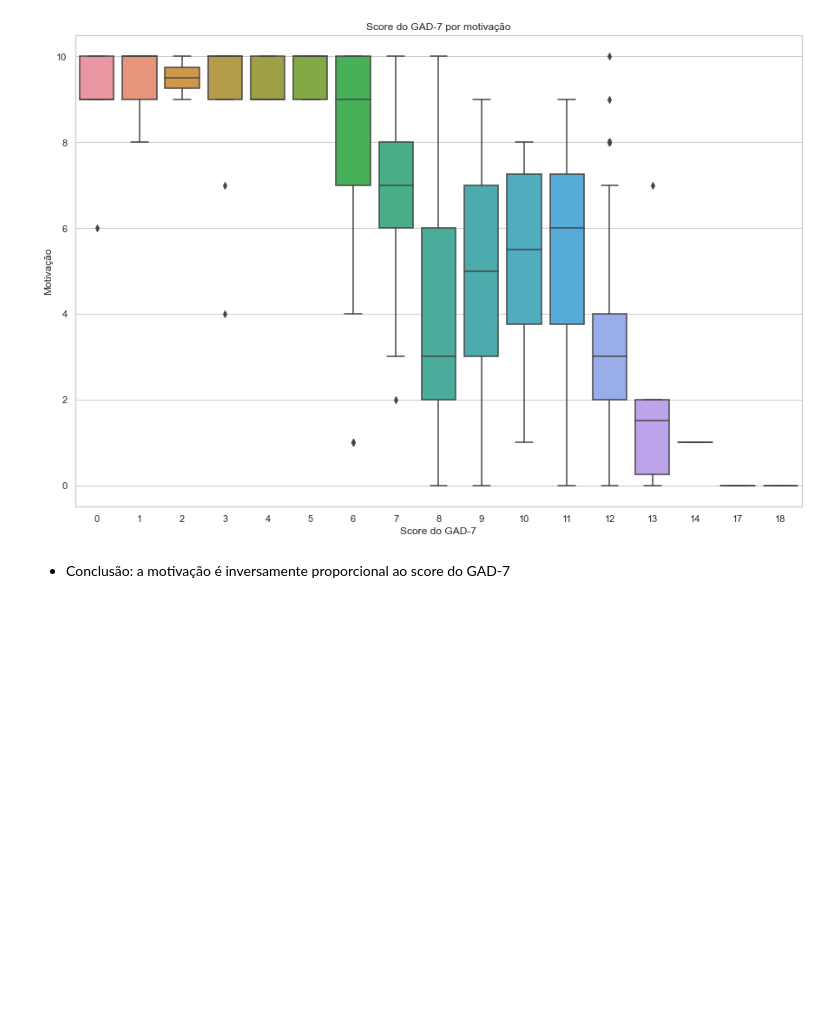
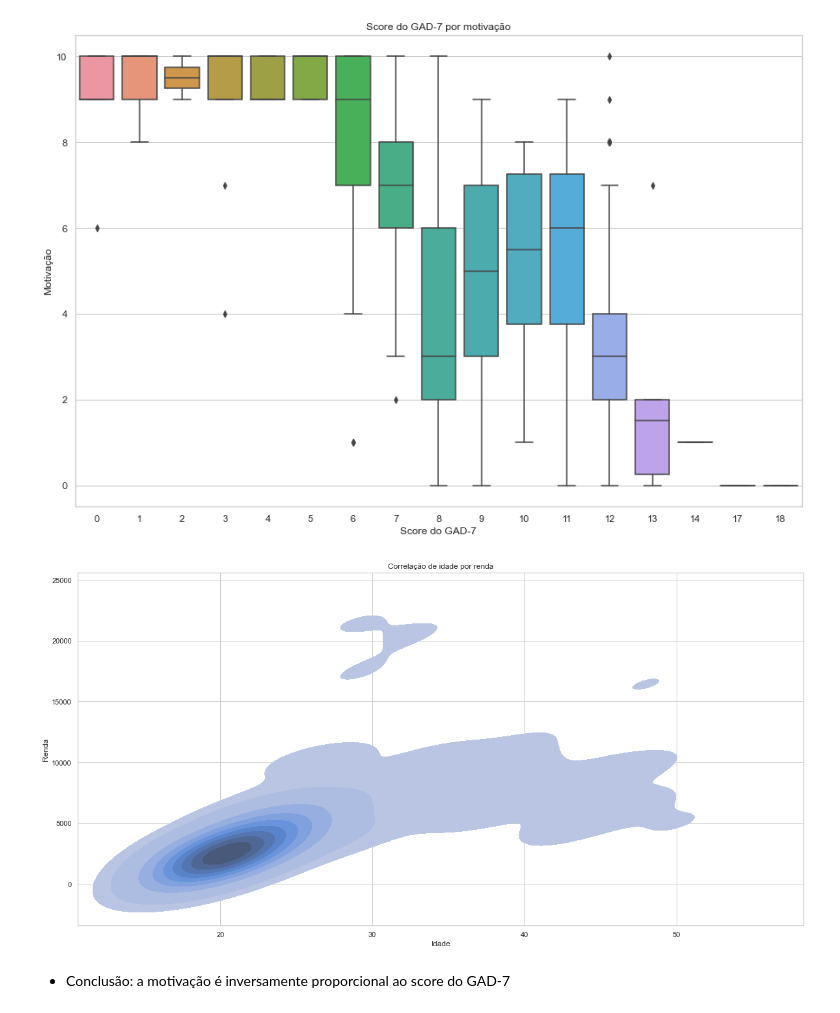
Before and after one commit to andretakeo/Projeto2_03-2023, a Jupyter notebook: Projeto #02.ipynb, the cells around one changed output. Cells and saved outputs as stored; diff of their text form; code cells hidden in the pictures; blank space fills up the shorter version.

Commit message:
KDE idade por renda

```diff
--- a/Projeto #02.ipynb
+++ b/Projeto #02.ipynb
@@ -160,6 +178,18 @@ plt.ylabel('Motivação')
 plt.show()
 # %% [output]
 [figure]
+# %%
+sns.kdeplot(
+    data=df, x="idade", y="renda", fill=True,
+)
+
+plt.title("Correlação de idade por renda")
+plt.xlabel("Idade")
+plt.ylabel("Renda")
+
+plt.show()
+# %% [output]
+[figure, added]
 # %% [markdown]
 * Conclusão: a motivação é inversamente proporcional ao score do GAD-7
 # %% [markdown]
```
Also changed, not shown: parts of 4 cells of this notebook.
